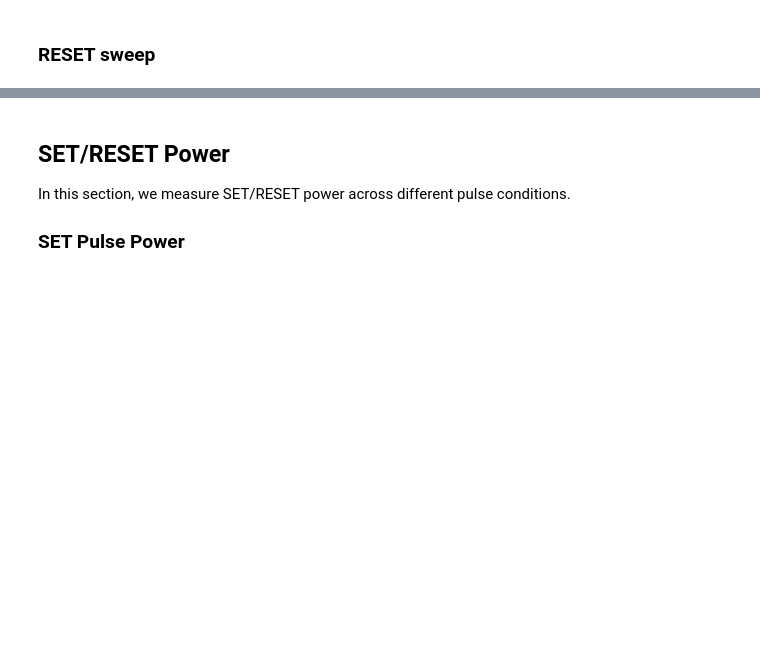
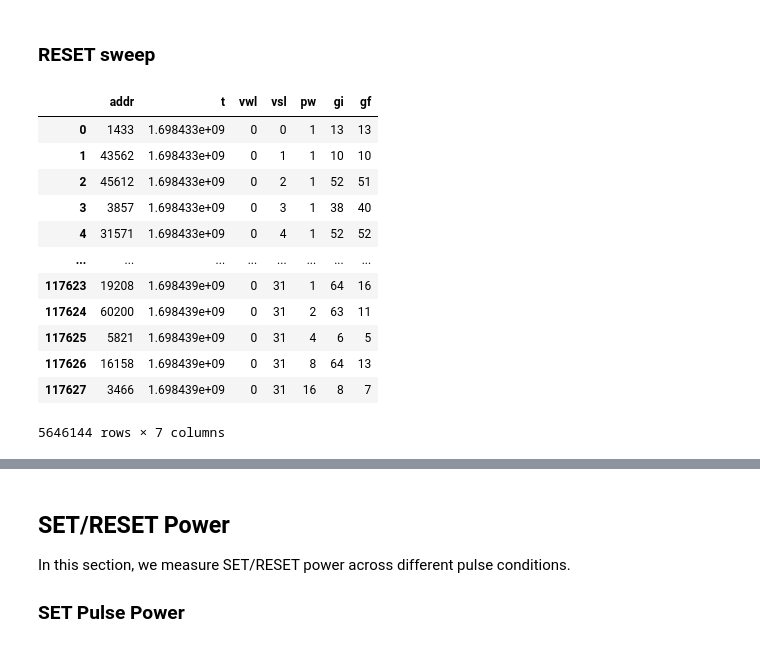
Before and after one commit to akashlevy/ember-python, a Jupyter notebook: analysis/characterizations.ipynb, the cells around one changed output, grey strips where cells are left out. Saved outputs shown, nothing was run; the diff lists cells and outputs as text; code cells hidden in the pictures; blank space fills up the shorter version.

```diff
--- a/analysis/characterizations.ipynb
+++ b/analysis/characterizations.ipynb
@@ -301,9 +301,23 @@ NameError: name 'setdata' is not defined
 ### RESET sweep
 # %%
 # RESET sweep data
-resetdata = pd.read_csv(f"../data/sweep/resetsweep{vddio}.csv", delimiter="\t", names=["addr", "t", "vwl", "vsl", "pw"] + [f"gi[{i}]" for i in range(48)] + [f"gf[{i}]" for i in range(48)])
+resetdata = pd.read_csv(f"../data/sweep/resetsweep{vddio}.csv.gz", delimiter="\t", names=["addr", "t", "vwl", "vsl", "pw"] + [f"gi[{i}]" for i in range(48)] + [f"gf[{i}]" for i in range(48)])
 resetdata = pd.concat([resetdata[["addr","t","vwl","vsl","pw",f"gi[{i}]",f"gf[{i}]"]].rename(columns={f"gi[{i}]" : "gi", f"gf[{i}]" : "gf"}) for i in range(48)])
 resetdata
+# %% [output]
+|  | addr | t | vwl | vsl | pw | gi | gf |
+| 0 | 1433 | 1.698433e+09 | 0 | 0 | 1 | 13 | 13 |
+| 1 | 43562 | 1.698433e+09 | 0 | 1 | 1 | 10 | 10 |
+| 2 | 45612 | 1.698433e+09 | 0 | 2 | 1 | 52 | 51 |
+| 3 | 3857 | 1.698433e+09 | 0 | 3 | 1 | 38 | 40 |
+| 4 | 31571 | 1.698433e+09 | 0 | 4 | 1 | 52 | 52 |
+| ... | ... | ... | ... | ... | ... | ... | ... |
+| 117623 | 19208 | 1.698439e+09 | 0 | 31 | 1 | 64 | 16 |
+| 117624 | 60200 | 1.698439e+09 | 0 | 31 | 2 | 63 | 11 |
+| 117625 | 5821 | 1.698439e+09 | 0 | 31 | 4 | 6 | 5 |
+| 117626 | 16158 | 1.698439e+09 | 0 | 31 | 8 | 64 | 13 |
+| 117627 | 3466 | 1.698439e+09 | 0 | 31 | 16 | 8 | 7 |
+5646144 rows × 7 columns
 # %%
 # RESET sweep gi sampling frequency check
 plt.figure()
```
Also changed, not shown: parts of 3 cells of this notebook, 17 other files.
